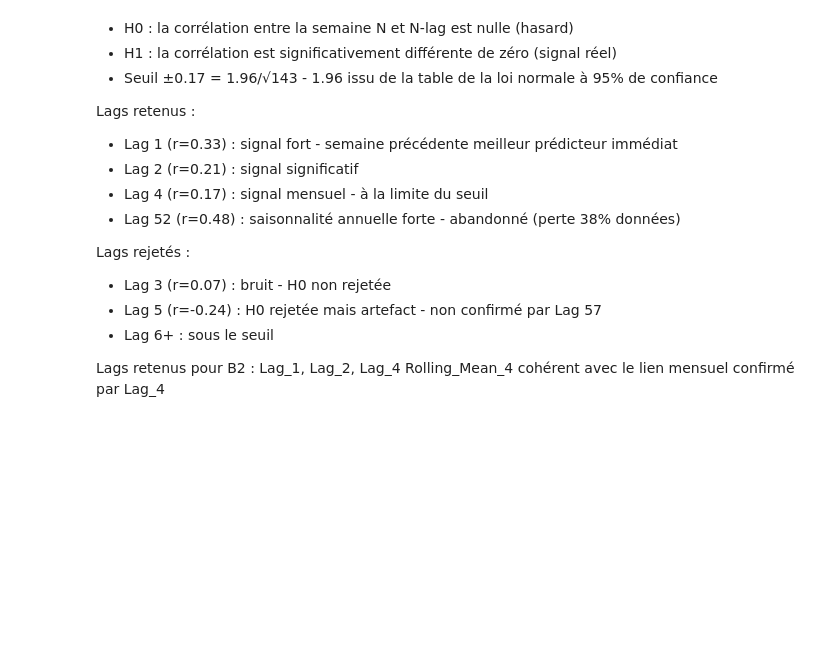
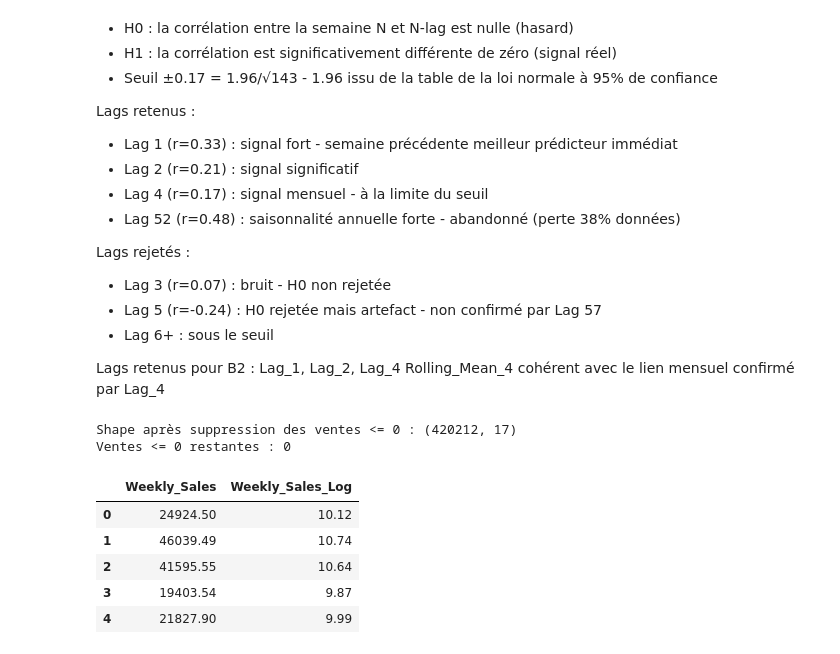
Before and after one commit to aichaghanam/Walmart_Sales_Forecast, a Jupyter notebook: Partie 1- Nettoyage et Exploration.ipynb, the cells around one changed output. Cells and saved outputs as stored; diff of their text form; code cells hidden in the pictures; blank space fills up the shorter version.

Commit message:
suppression des weekly_sales negatives_2

```diff
--- a/Partie 1- Nettoyage et Exploration.ipynb
+++ b/Partie 1- Nettoyage et Exploration.ipynb
@@ -966,3 +980,22 @@ Lags rejetés :
 
 Lags retenus pour B2 : Lag_1, Lag_2, Lag_4
 Rolling_Mean_4 cohérent avec le lien mensuel confirmé par Lag_4
+# %%
+# Suppression des ventes négatives ou nulles
+df = df[df["Weekly_Sales"] > 0].copy()
+
+# Transformation logarithmique de la cible
+df["Weekly_Sales_Log"] = np.log(df["Weekly_Sales"])
+
+print("Shape après suppression des ventes <= 0 :", df.shape)
+print("Ventes <= 0 restantes :", (df["Weekly_Sales"] <= 0).sum())
+df[["Weekly_Sales", "Weekly_Sales_Log"]].head()
+# %% [output]
+Shape après suppression des ventes <= 0 : (420212, 17)
+Ventes <= 0 restantes : 0
+|  | Weekly_Sales | Weekly_Sales_Log |
+| 0 | 24924.50 | 10.12 |
+| 1 | 46039.49 | 10.74 |
+| 2 | 41595.55 | 10.64 |
+| 3 | 19403.54 | 9.87 |
+| 4 | 21827.90 | 9.99 |
```
Also changed, not shown: parts of 1 cell of this notebook.
